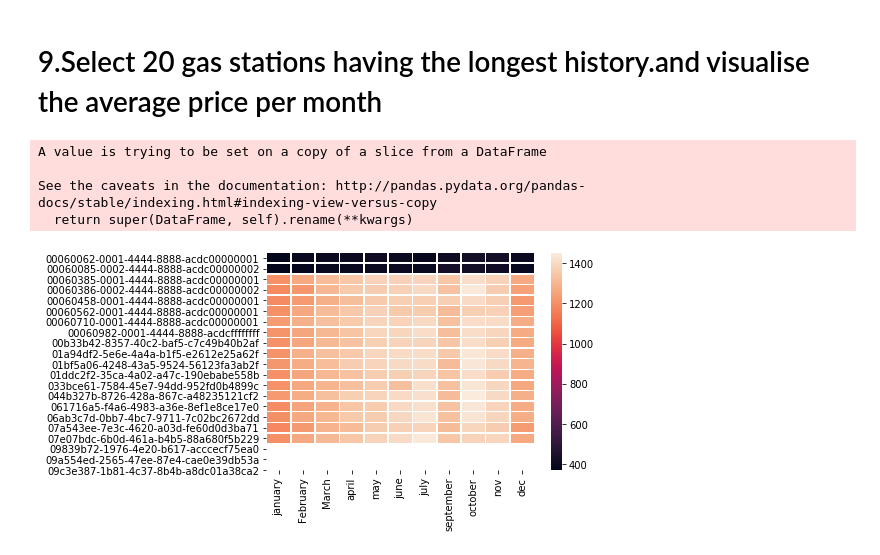
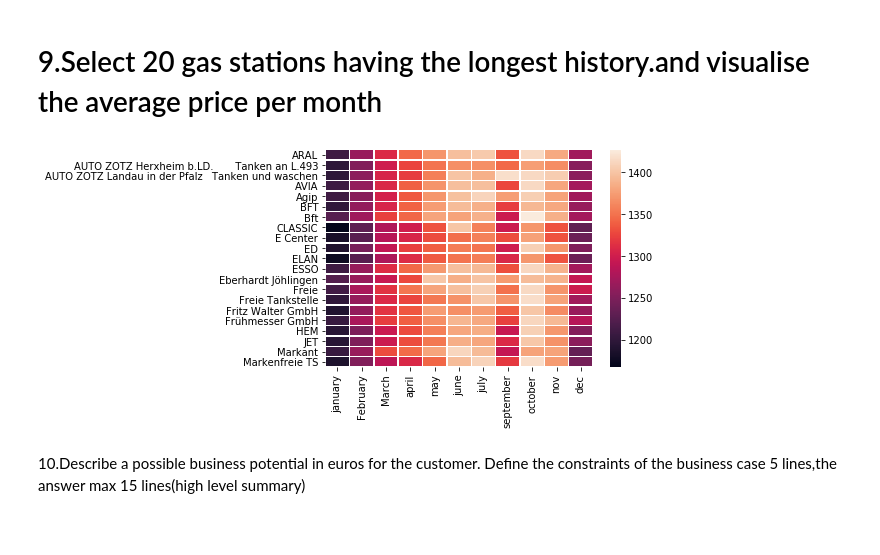
Before and after one commit to ds2019tukl/DS-2019-niharika-kumari, a Jupyter notebook: Data_science exercise1.ipynb, the cells around one changed output. Cells and saved outputs as stored; diff of their text form; code cells hidden in the pictures; blank space fills up the shorter version.

```diff
--- a/Data_science exercise1.ipynb
+++ b/Data_science exercise1.ipynb
@@ -92,11 +131,9 @@ data is clean.
 #visualisation
 import datetime
 
-currentDT = datetime.datetime.now()
-unique_station = station.groupby(['LAT', 'LNG']).size().reset_index(name='Freq')
-print('No of unique stations are:%d'%(len(unique_station)))
 
+prices['DATE_CHANGED'] = pd.to_datetime(prices['DATE_CHANGED'])
 
-station[['LAT', 'LNG','BRAND','NAME','VERSION_TIME']]
-station['DAYS'] = currentDT -station['VERSION_TIME']
+#station[['LAT', 'LNG','BRAND','NAME','VERSION_TIME']]
+#station['DAYS'] = currentDT -station['VERSION_TIME']
 #station[['LAT', 'LNG','BRAND','NAME','VERSION_TIME','DAYS']]
@@ -129,0 +183,4 @@ unique_prices['DAYS']= unique_prices['DAYS'] / np.timedelta64(1, 'D')
+# %%
+history = history.drop(history.index[0])
+#print(list(history['BRAND']))
+bar_chart(list(history['BRAND']),history['history_days'],'Brand','days')
@@ -408,14 +532,16 @@ line(hr_count['HR'],hr_count['counts'],"hour","changes")
 # %% [markdown]
 # 9.Select 20 gas stations having the longest history.and visualise the average price per month
 # %%
-stations = unique_prices['STID'][:21]
+# print(history.head())
+# stations = unique_prices['STID'][:21]
 #stations
-
+stations = history['BRAND'][:21]
 price_by_month = prices[['STID','average_price', 'month','HR']].copy()
 price_by_month_grouped =price_by_month[price_by_month['HR'].isin([12,13])]
-price_by_month_grouped = price_by_month_grouped.groupby(['STID','month'])['average_price'].agg([pd.np.mean]).reset_index()
+price_by_month_grouped = pd.merge(price_by_month_grouped,station,on='STID')
+price_by_month_grouped = price_by_month_grouped.groupby(['BRAND','month'])['average_price'].agg([pd.np.mean]).reset_index()
 
-price_by_month_grouped =price_by_month_grouped[price_by_month_grouped['STID'].isin(stations)]
+price_by_month_grouped =price_by_month_grouped[price_by_month_grouped['BRAND'].isin(stations)]
 
 january = price_by_month_grouped[price_by_month_grouped['month']==1]
 january.rename(columns={'mean': 'january'}, inplace=True)
@@ -441,66 +567,46 @@ june= price_by_month_grouped[price_by_month_grouped['month']==6]
 june.rename(columns={'mean': 'june'}, inplace=True)
 june=june.drop(['month'], axis=1)
 
 july= price_by_month_grouped[price_by_month_grouped['month']==7]
 july.rename(columns={'mean': 'july'}, inplace=True)
 july=july.drop(['month'], axis=1)
 
 august= price_by_month_grouped[price_by_month_grouped['month']==8]
 august.rename(columns={'mean': 'august'}, inplace=True)
 august=august.drop(['month'], axis=1)
 
 september= price_by_month_grouped[price_by_month_grouped['month']==9]
 september.rename(columns={'mean': 'september'}, inplace=True)
 september=september.drop(['month'], axis=1)
 
 october= price_by_month_grouped[price_by_month_grouped['month']==10]
 october.rename(columns={'mean': 'october'}, inplace=True)
 october=october.drop(['month'], axis=1)
 
 nov= price_by_month_grouped[price_by_month_grouped['month']==11]
 nov.rename(columns={'mean': 'nov'}, inplace=True)
 nov=nov.drop(['month'], axis=1)
 
 dec= price_by_month_grouped[price_by_month_grouped['month']==12]
 dec.rename(columns={'mean': 'dec'}, inplace=True)
 dec=dec.drop(['month'], axis=1)
 
-a =pd.merge(january, February, on='STID', how='inner')
-b =pd.merge(a, March, on='STID', how='inner')
-c =pd.merge(b, april, on='STID', how='inner')
-d =pd.merge(c, may, on='STID', how='inner')
-e =pd.merge(d, june, on='STID', how='inner')
-f =pd.merge(e, july, on='STID', how='inner')
-g =pd.merge(f, august, on='STID', how='inner')
-g_ =pd.merge(f, september, on='STID', how='inner')
-h =pd.merge(g_, october, on='STID', how='inner')
-i =pd.merge(h, nov, on='STID', how='inner')
-data =pd.merge(i, dec, on='STID', how='inner')
-data=data.drop(['STID'], axis=1)
-#bar_chart()
-#create a dataframe
-#print(data.head())
-#from bokeh.plotting import HeatMap, show, output_file
-
-# data = {
-#   'stid': stations,
-#   'month':  ['january','February','March','april','may','june','july','august','september','october'
-#             ,'nov','dec'],
-#   'score':   data,
-# }
-
-# hm10 = HeatMap(data, x=stations, y=month, values='score', stat=None,
-#               sort_dim={'x': False}, width=1000)
-
-# output_file("heatmap.html", title="heatmap.py example")
-
-# show(vplot(hm10))
-
+a =pd.merge(january, February, on='BRAND', how='inner')
+b =pd.merge(a, March, on='BRAND', how='inner')
+c =pd.merge(b, april, on='BRAND', how='inner')
+d =pd.merge(c, may, on='BRAND', how='inner')
+e =pd.merge(d, june, on='BRAND', how='inner')
+f =pd.merge(e, july, on='BRAND', how='inner')
+g =pd.merge(f, august, on='BRAND', how='inner')
+g_ =pd.merge(f, september, on='BRAND', how='inner')
+h =pd.merge(g_, october, on='BRAND', how='inner')
+i =pd.merge(h, nov, on='BRAND', how='inner')
+data =pd.merge(i, dec, on='BRAND', how='inner')
+data=data.drop(['BRAND'], axis=1)
 ax = sns.heatmap(data, linewidth=0.5,yticklabels=stations)
 plt.show()
 # %% [output]
-A value is trying to be set on a copy of a slice from a DataFrame
-
-See the caveats in the documentation: http://pandas.pydata.org/pandas-docs/stable/indexing.html#indexing-view-versus-copy
-  return super(DataFrame, self).rename(**kwargs)
-[figure, old version]
+[figure, new version]
+# %% [markdown]
+10.Describe a possible business potential in euros for the customer.
+Define the constraints of the business case 5 lines,the answer max 15 lines(high level summary)
```
Also changed, not shown: parts of 33 cells of this notebook.
